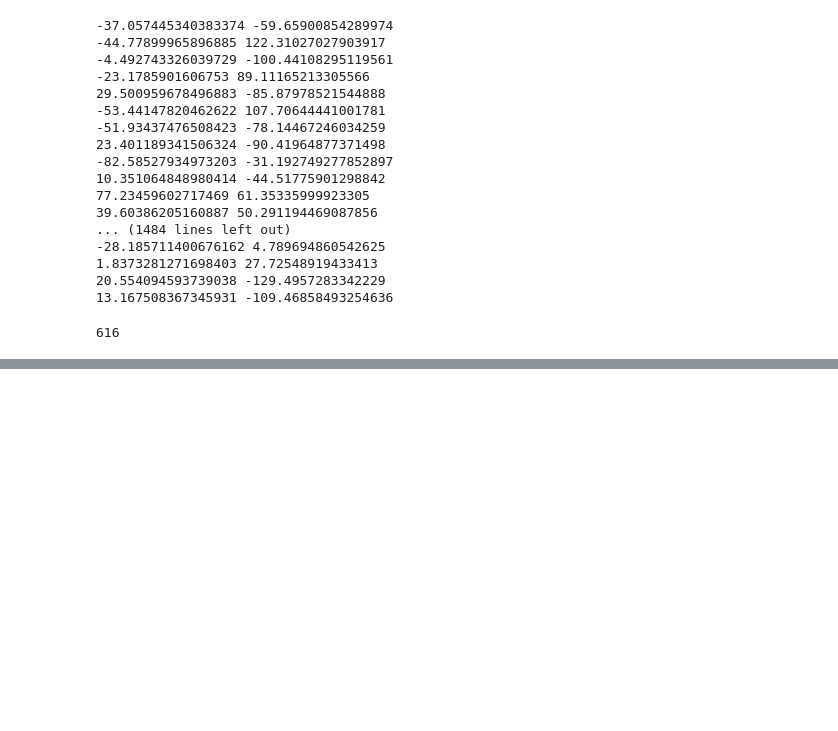
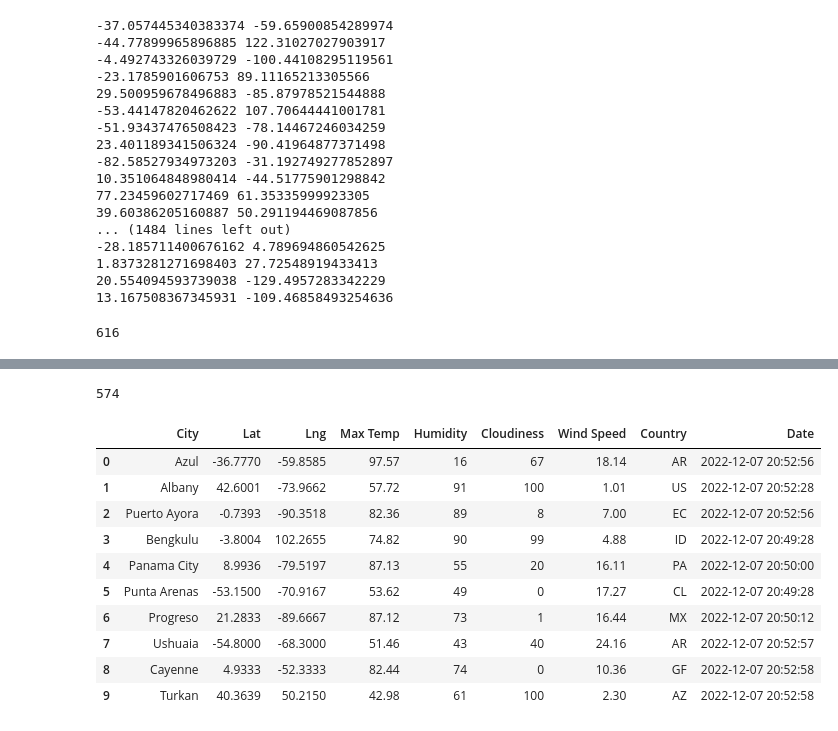
Before and after one commit to kmomolina/World_Weather_Analysis, a Jupyter notebook: WeatherPy.ipynb, the cells around one changed output, grey strips where cells are left out. Drawn from its saved outputs; the diff is of its cells as text; code cells hidden in the pictures; blank space fills up the shorter version.

```diff
--- a/WeatherPy.ipynb
+++ b/WeatherPy.ipynb
@@ -5,0 +12,3 @@ import numpy as np
+# %%
+# Starting URL for Weather Map API Call.
+url = "http://api.openweathermap.org/data/2.5/weather?units=Imperial&APPID=" + weather_api_key
@@ -54,0 +147,20 @@ len(cities)
+# %%
+len(city_data)
+# %% [output]
+574
+# %%
+# Convert the array of dictionaries to a Pandas DataFrame.
+city_data_df = pd.DataFrame(city_data)
+city_data_df.head(10)
+# %% [output]
+|  | City | Lat | Lng | Max Temp | Humidity | Cloudiness | Wind Speed | Country | Date |
+| 0 | Azul | -36.7770 | -59.8585 | 97.57 | 16 | 67 | 18.14 | AR | 2022-12-07 20:52:56 |
+| 1 | Albany | 42.6001 | -73.9662 | 57.72 | 91 | 100 | 1.01 | US | 2022-12-07 20:52:28 |
+| 2 | Puerto Ayora | -0.7393 | -90.3518 | 82.36 | 89 | 8 | 7.00 | EC | 2022-12-07 20:52:56 |
+| 3 | Bengkulu | -3.8004 | 102.2655 | 74.82 | 90 | 99 | 4.88 | ID | 2022-12-07 20:49:28 |
+| 4 | Panama City | 8.9936 | -79.5197 | 87.13 | 55 | 20 | 16.11 | PA | 2022-12-07 20:50:00 |
+| 5 | Punta Arenas | -53.1500 | -70.9167 | 53.62 | 49 | 0 | 17.27 | CL | 2022-12-07 20:49:28 |
+| 6 | Progreso | 21.2833 | -89.6667 | 87.12 | 73 | 1 | 16.44 | MX | 2022-12-07 20:50:12 |
+| 7 | Ushuaia | -54.8000 | -68.3000 | 51.46 | 43 | 40 | 24.16 | AR | 2022-12-07 20:52:57 |
+| 8 | Cayenne | 4.9333 | -52.3333 | 82.44 | 74 | 0 | 10.36 | GF | 2022-12-07 20:52:58 |
+| 9 | Turkan | 40.3639 | 50.2150 | 42.98 | 61 | 100 | 2.30 | AZ | 2022-12-07 20:52:58 |
```
Also changed, not shown: parts of 5 cells of this notebook, 3 other files.
